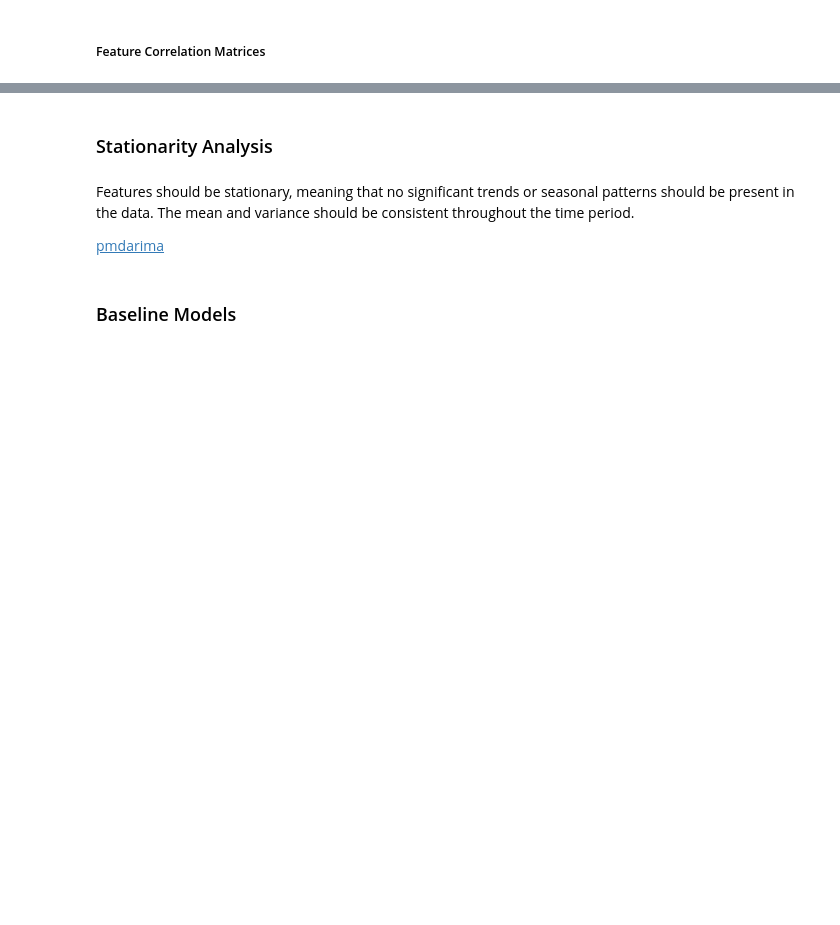
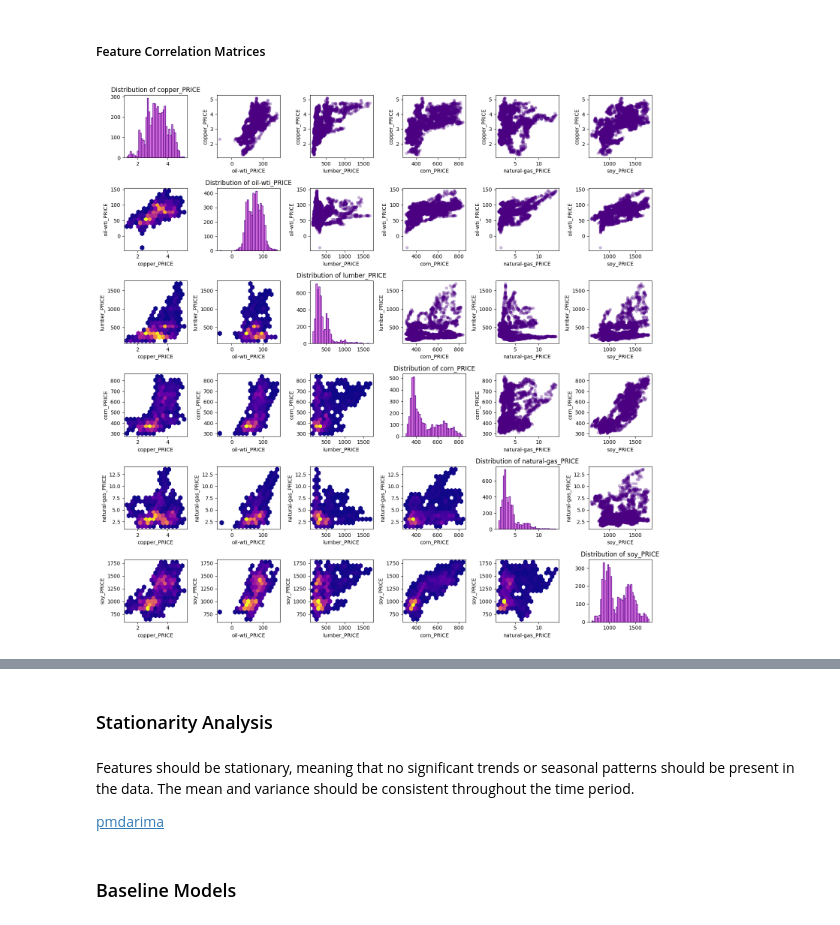
Before and after one commit to neal-logan/ea-nasir, a Jupyter notebook: 01_eda.ipynb, the cells around one changed output, grey strips where cells are left out. Saved outputs shown, nothing was run; the diff lists cells and outputs as text; code cells hidden in the pictures; blank space fills up the shorter version.

```diff
--- a/01_eda.ipynb
+++ b/01_eda.ipynb
@@ -218,6 +437,18 @@ df = pd.DataFrame(np.random.randn(1000, 4), columns=['A', 'B', 'C', 'D'])
 plot_feature_correlation_matrix(df)
 # %% [markdown]
 ##### Feature Correlation Matrices
+# %%
+plot_feature_correlation_matrix(
+    data.select(
+        'copper_PRICE',
+        'oil-wti_PRICE',
+        'lumber_PRICE',
+        'corn_PRICE',
+        'natural-gas_PRICE',
+        'soy_PRICE',
+    ).to_pandas())
+# %% [output]
+[figure, added]
 # %%
 plot_feature_correlation_matrix(
     data.select(
```
Also changed, not shown: parts of 32 cells of this notebook, 10 other files.
